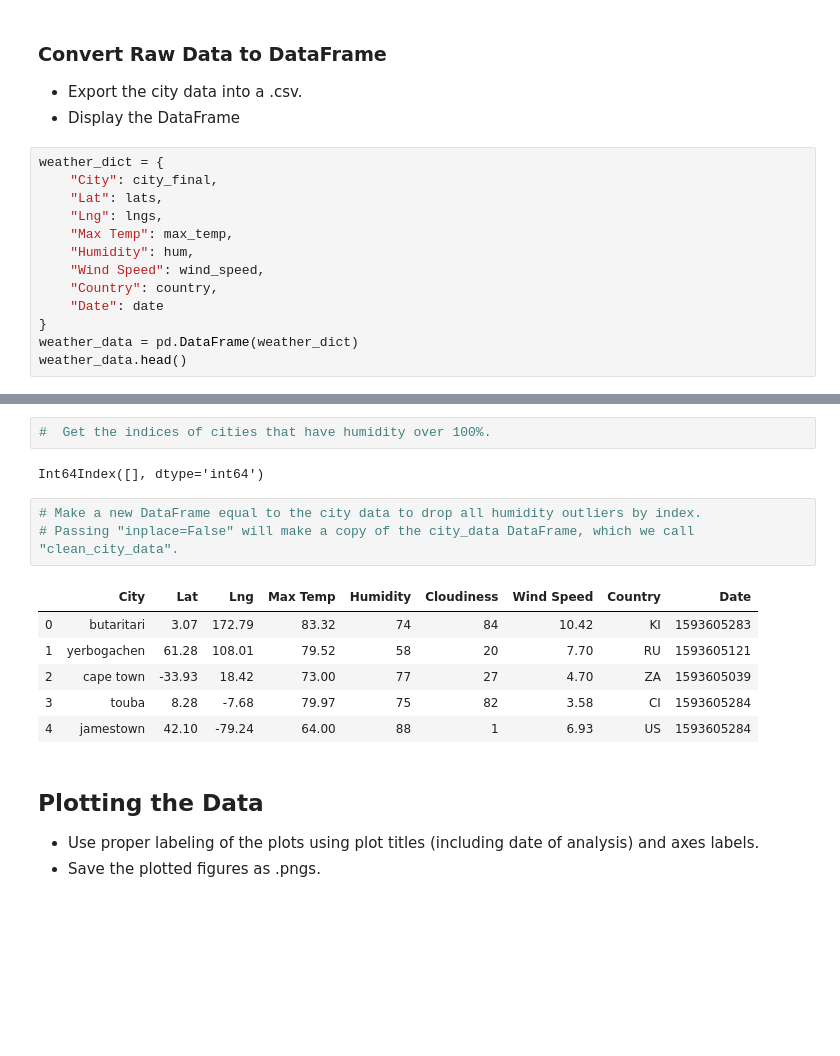
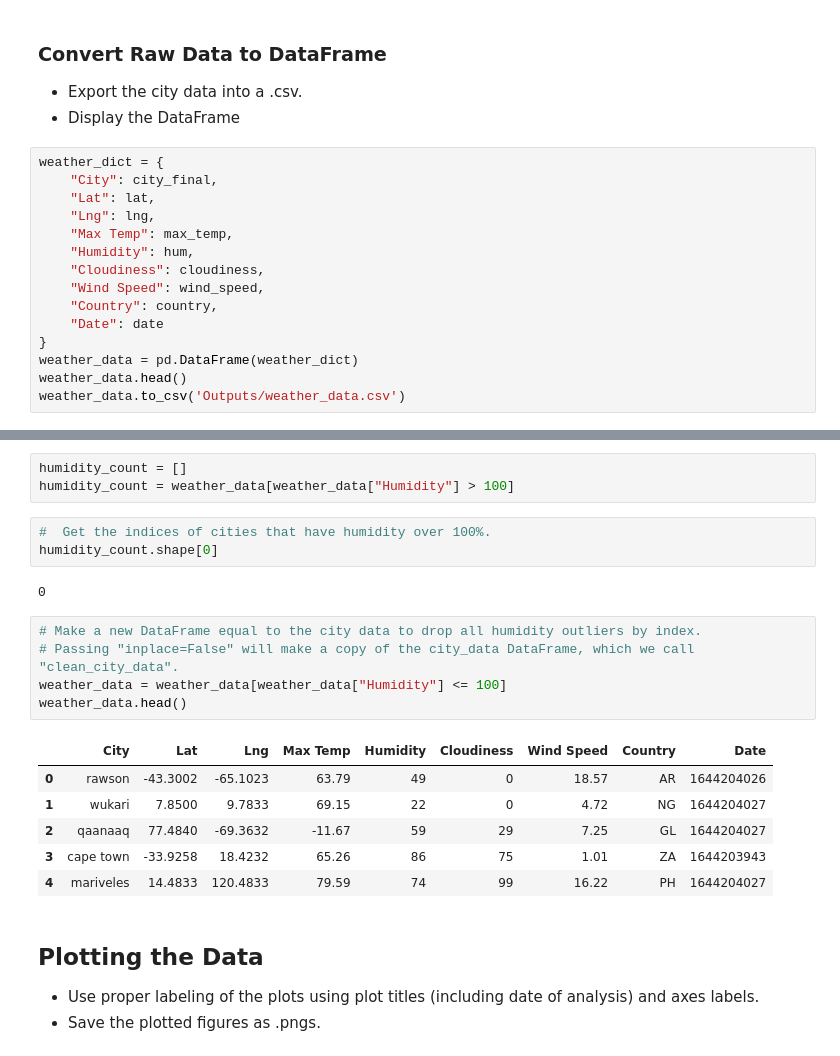
Before and after one commit to namatagb/gtbc-06-python-api-challenge, a Jupyter notebook: WeatherPy/WeatherPy.ipynb, the cells around one changed output, grey strips where cells are left out. Saved outputs shown, nothing was run; the diff lists cells and outputs as text; blank space fills up the shorter version.

```diff
--- a/WeatherPy/WeatherPy.ipynb
+++ b/WeatherPy/WeatherPy.ipynb
@@ -107,13 +122,15 @@ IndentationError: unexpected unindent (<ipython-input-72-49daac1b6864>, line 27)
 # %%
 weather_dict = {
     "City": city_final,
-    "Lat": lats,
-    "Lng": lngs,
+    "Lat": lat,
+    "Lng": lng,
     "Max Temp": max_temp,
     "Humidity": hum,
+    "Cloudiness": cloudiness,
     "Wind Speed": wind_speed,
     "Country": country,
     "Date": date
 }
 weather_data = pd.DataFrame(weather_dict)
 weather_data.head()
+weather_data.to_csv('Outputs/weather_data.csv')
@@ -148,17 +137,23 @@ Skip this step if there are no cities that have humidity > 100%.
+# %%
+humidity_count = []
+humidity_count = weather_data[weather_data["Humidity"] > 100]
 # %%
 #  Get the indices of cities that have humidity over 100%.
+humidity_count.shape[0]
 # %% [output]
-Int64Index([], dtype='int64')
+0
 # %%
 # Make a new DataFrame equal to the city data to drop all humidity outliers by index.
 # Passing "inplace=False" will make a copy of the city_data DataFrame, which we call "clean_city_data".
+weather_data = weather_data[weather_data["Humidity"] <= 100]
+weather_data.head()
 # %% [output]
 |  | City | Lat | Lng | Max Temp | Humidity | Cloudiness | Wind Speed | Country | Date |
-| 0 | butaritari | 3.07 | 172.79 | 83.32 | 74 | 84 | 10.42 | KI | 1593605283 |
-| 1 | yerbogachen | 61.28 | 108.01 | 79.52 | 58 | 20 | 7.70 | RU | 1593605121 |
-| 2 | cape town | -33.93 | 18.42 | 73.00 | 77 | 27 | 4.70 | ZA | 1593605039 |
-| 3 | touba | 8.28 | -7.68 | 79.97 | 75 | 82 | 3.58 | CI | 1593605284 |
-| 4 | jamestown | 42.10 | -79.24 | 64.00 | 88 | 1 | 6.93 | US | 1593605284 |
+| 0 | rawson | -43.3002 | -65.1023 | 63.79 | 49 | 0 | 18.57 | AR | 1644204026 |
+| 1 | wukari | 7.8500 | 9.7833 | 69.15 | 22 | 0 | 4.72 | NG | 1644204027 |
+| 2 | qaanaaq | 77.4840 | -69.3632 | -11.67 | 59 | 29 | 7.25 | GL | 1644204027 |
+| 3 | cape town | -33.9258 | 18.4232 | 65.26 | 86 | 75 | 1.01 | ZA | 1644203943 |
+| 4 | mariveles | 14.4833 | 120.4833 | 79.59 | 74 | 99 | 16.22 | PH | 1644204027 |
 # %% [markdown]
 ## Plotting the Data
 * Use proper labeling of the plots using plot titles (including date of analysis) and axes labels.
```
Also changed, not shown: parts of 32 cells of this notebook, 13 other files.
